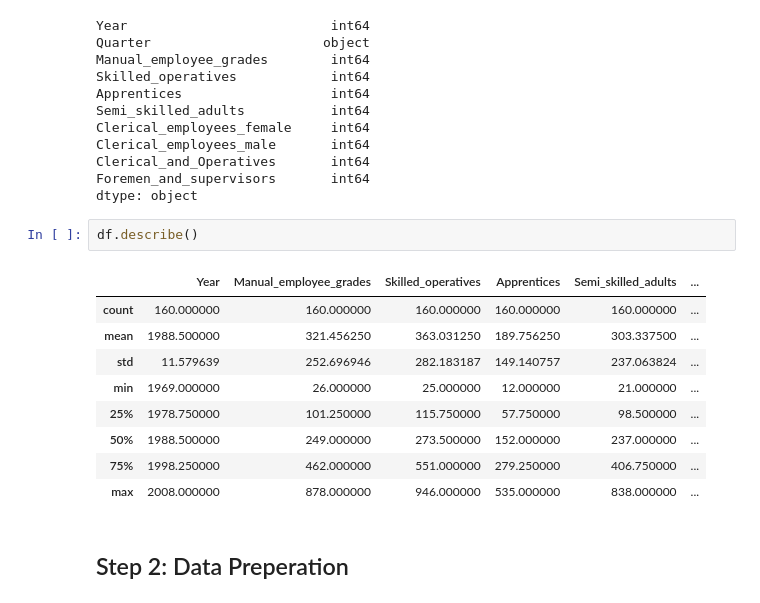
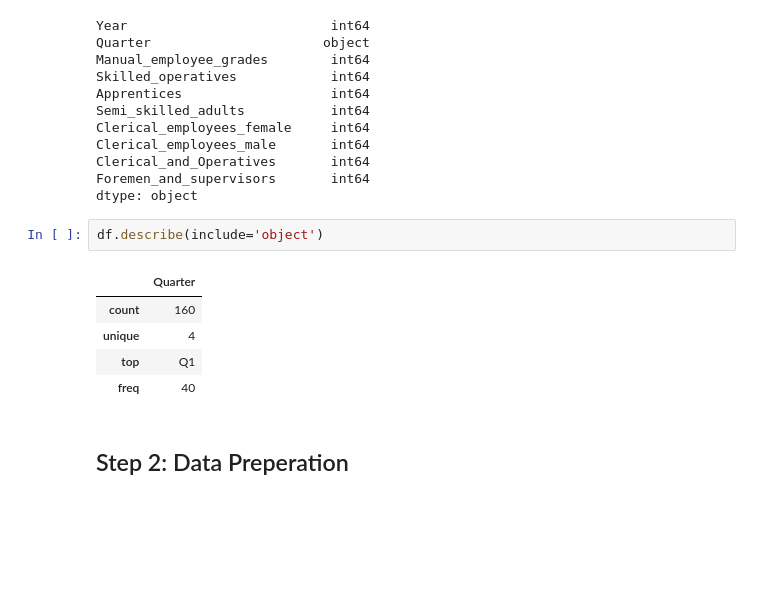
Before and after one commit to OmVootla/MSc-CA2, a Jupyter notebook: 2. EDA - Ireland-Avg Earnings per Week in Construction Industry..ipynb, the cells around one changed output. Saved outputs shown, nothing was run; the diff lists cells and outputs as text; blank space fills up the shorter version.

```diff
--- a/2. EDA - Ireland-Avg Earnings per Week in Construction Industry..ipynb
+++ b/2. EDA - Ireland-Avg Earnings per Week in Construction Industry..ipynb
@@ -76,17 +76,13 @@ Clerical_and_Operatives       int64
 Foremen_and_supervisors       int64
 dtype: object
 # %%
-df.describe()
+df.describe(include='object')
 # %% [output]
-|  | Year | Manual_employee_grades | Skilled_operatives | Apprentices | Semi_skilled_adults | ... |
-| count | 160.000000 | 160.000000 | 160.000000 | 160.000000 | 160.000000 | ... |
-| mean | 1988.500000 | 321.456250 | 363.031250 | 189.756250 | 303.337500 | ... |
-| std | 11.579639 | 252.696946 | 282.183187 | 149.140757 | 237.063824 | ... |
-| min | 1969.000000 | 26.000000 | 25.000000 | 12.000000 | 21.000000 | ... |
-| 25% | 1978.750000 | 101.250000 | 115.750000 | 57.750000 | 98.500000 | ... |
-| 50% | 1988.500000 | 249.000000 | 273.500000 | 152.000000 | 237.000000 | ... |
-| 75% | 1998.250000 | 462.000000 | 551.000000 | 279.250000 | 406.750000 | ... |
-| max | 2008.000000 | 878.000000 | 946.000000 | 535.000000 | 838.000000 | ... |
+|  | Quarter |
+| count | 160 |
+| unique | 4 |
+| top | Q1 |
+| freq | 40 |
 # %% [markdown]
 ## Step 2: Data Preperation
 # %%
```
Also changed, not shown: parts of 1 cell of this notebook, 4 other files.
